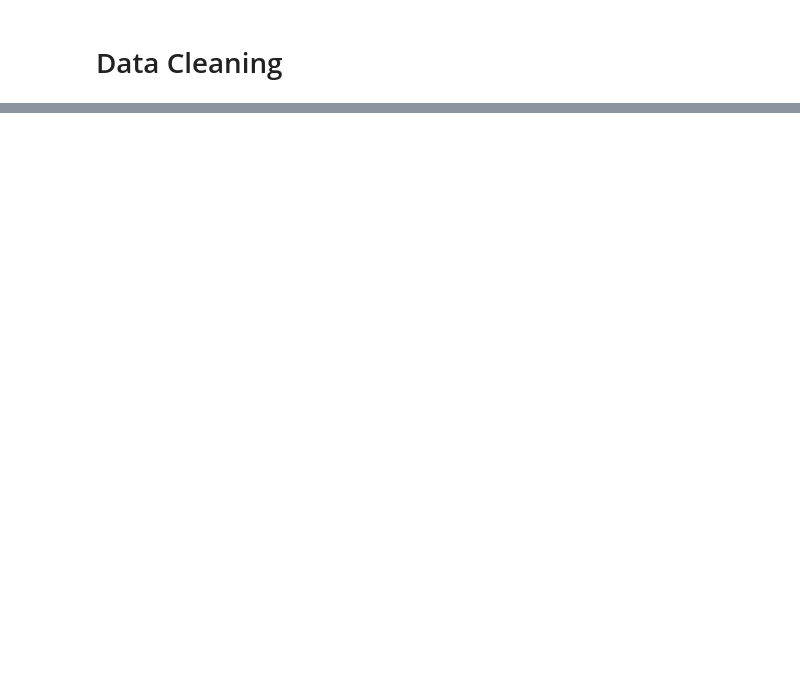
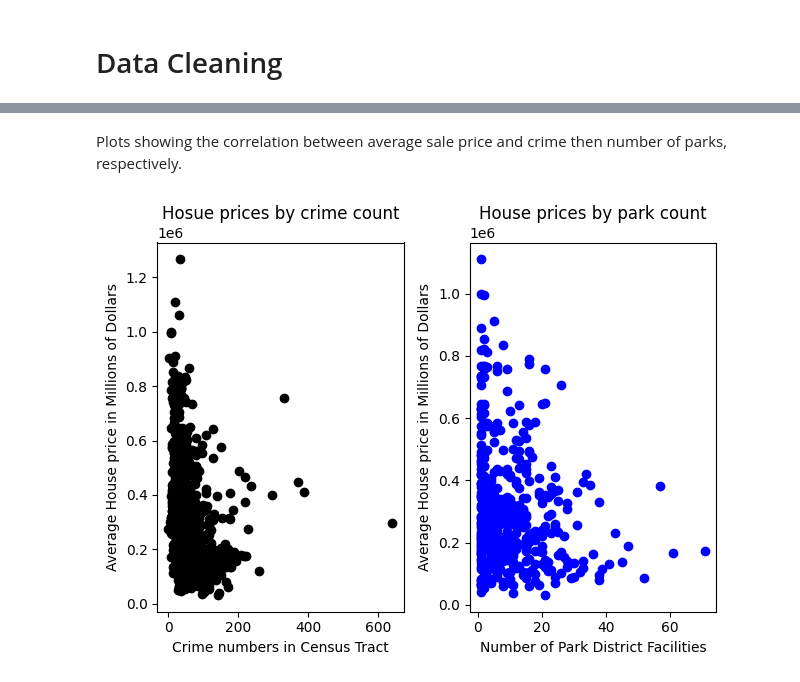
Before and after one commit to ZaynJK/ECON491ML, a Jupyter notebook: crime_vs_avgPrice.ipynb, the cells around one changed output, grey strips where cells are left out. Drawn from its saved outputs; the diff is of its cells as text; code cells hidden in the pictures; blank space fills up the shorter version.

```diff
--- a/crime_vs_avgPrice.ipynb
+++ b/crime_vs_avgPrice.ipynb
@@ -75,0 +136,18 @@ plt.show()
+# %% [markdown]
+Plots showing the correlation between average sale price and crime then number of parks, respectively.
+# %%
+
+plt.subplot(1, 2, 1)
+plt.plot(df['crime_counts'], df['meta_sale_price'], 'o', color='black')
+plt.title('Hosue prices by crime count')
+plt.xlabel('Crime numbers in Census Tract')
+plt.ylabel('Average House price in Millions of Dollars')
+plt.subplot(1, 2, 2)
+plt.plot(df['park_counts'], df['meta_sale_price'], 'o', color='blue')
+plt.title('House prices by park count')
+plt.xlabel('Number of Park District Facilities')
+plt.ylabel('Average House price in Millions of Dollars')
+plt.tight_layout()
+plt.show()
+# %% [output]
+[figure, added]
```
Also changed, not shown: parts of 26 cells of this notebook, 3 other files.
